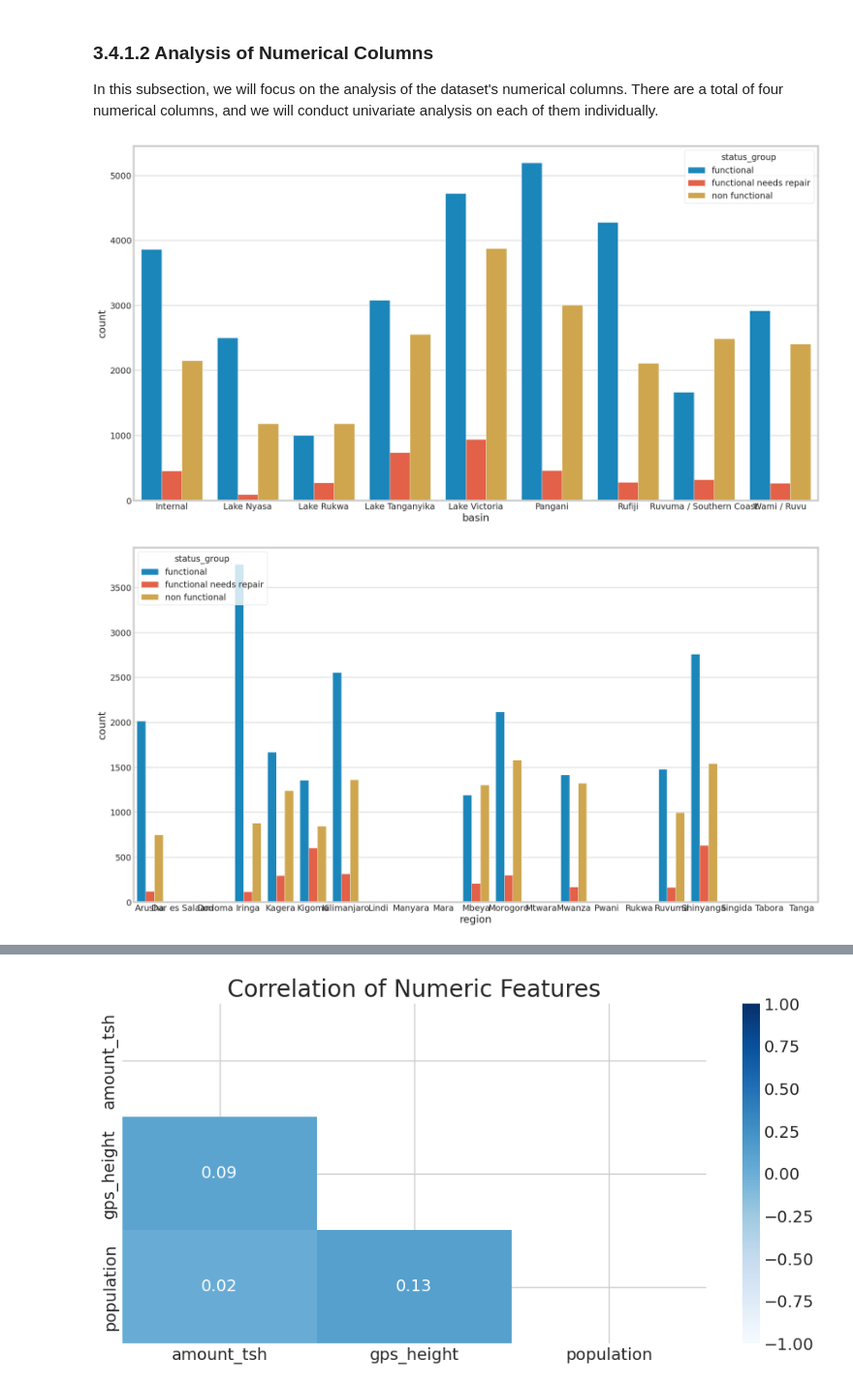
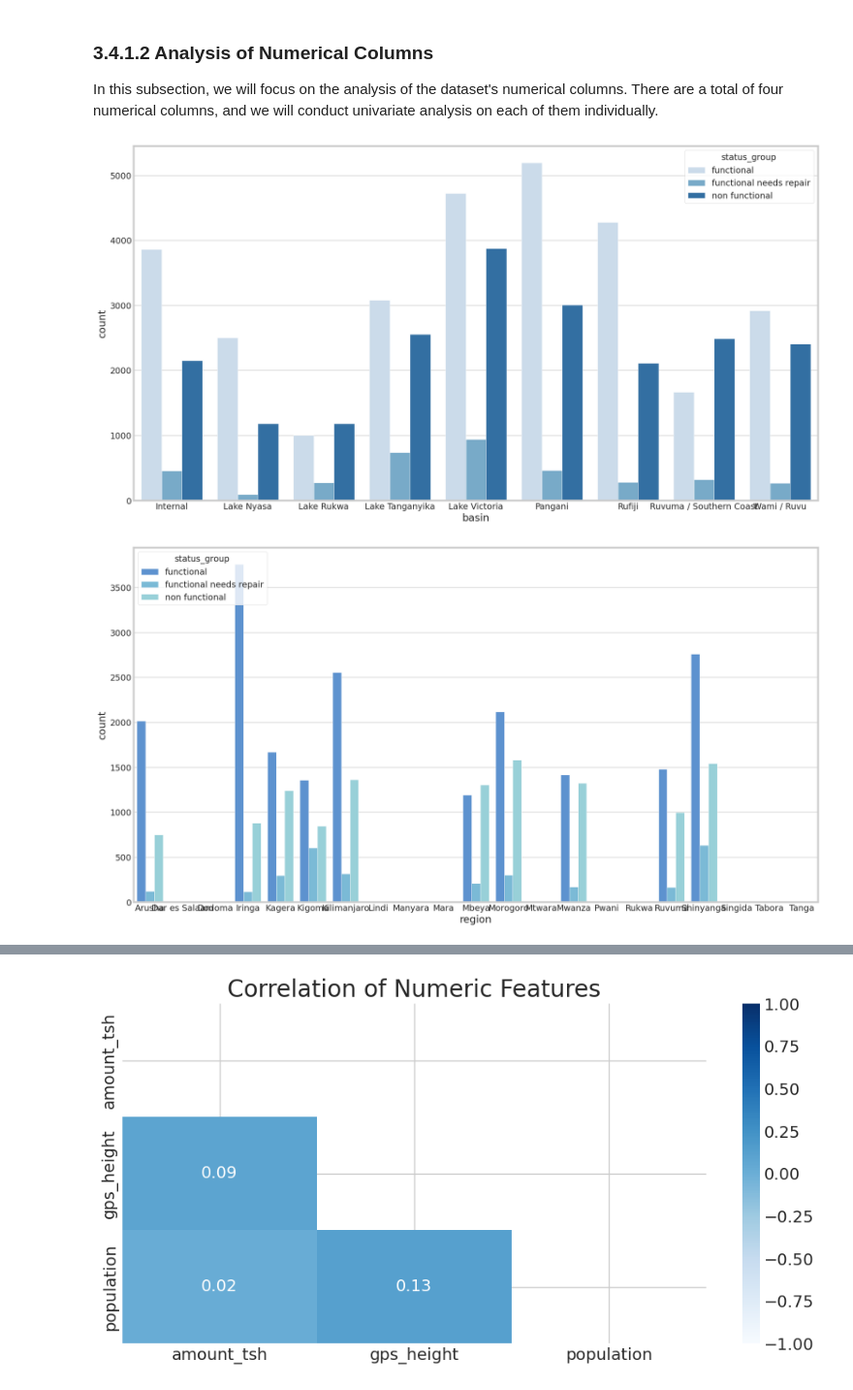
Before and after one commit to Josphatkimani/Tanzania_Water_Wells-Prediction, a Jupyter notebook: wells.ipynb, the cells around one changed output, grey strips where cells are left out. Shown at 97% size. Saved outputs shown, nothing was run; the diff lists cells and outputs as text; code cells hidden in the pictures.

```diff
--- a/wells.ipynb
+++ b/wells.ipynb
@@ -941,20 +942,25 @@ In this subsection, we will focus on the analysis of the dataset's numerical col
 # %%
 ## Comparing basin and funcionality of wells columns
 plt.figure(figsize=(18,10))
-ax = sns.countplot(x='basin', hue="status_group", data=new_data)
+blue_palette = sns.color_palette("Blues", n_colors=3)  # Using 'Blues' palette with 3 different shades of blue
+ax = sns.countplot(x='basin', hue="status_group", data=new_data, palette=blue_palette)
+plt.show()
 # %% [output]
-[figure, old version]
+[figure, new version]
 # %%
+# Define a colorful blue palette
+blue_palette = sns.color_palette(['#4A90E2', '#6CC0E5', '#8ED8E2', '#AACFD0', '#D1D1D1'])
+
 # Get the top 10 regions by count
 top_regions = new_data['region'].value_counts().head(10).index
 
 # Filter the data to include only the top 10 regions
 filtered_data = new_data[new_data['region'].isin(top_regions)]
 
-# Plot the countplot
+# Plot the countplot with the specified palette
 plt.figure(figsize=(18, 10))
-ax = sns.countplot(x='region', hue='status_group', data=filtered_data)
+ax = sns.countplot(x='region', hue='status_group', data=filtered_data, palette=blue_palette)
 plt.show()
 # %% [output]
-[figure, old version]
+[figure, new version]
 # %%
```
Also changed, not shown: parts of 6 cells of this notebook.
